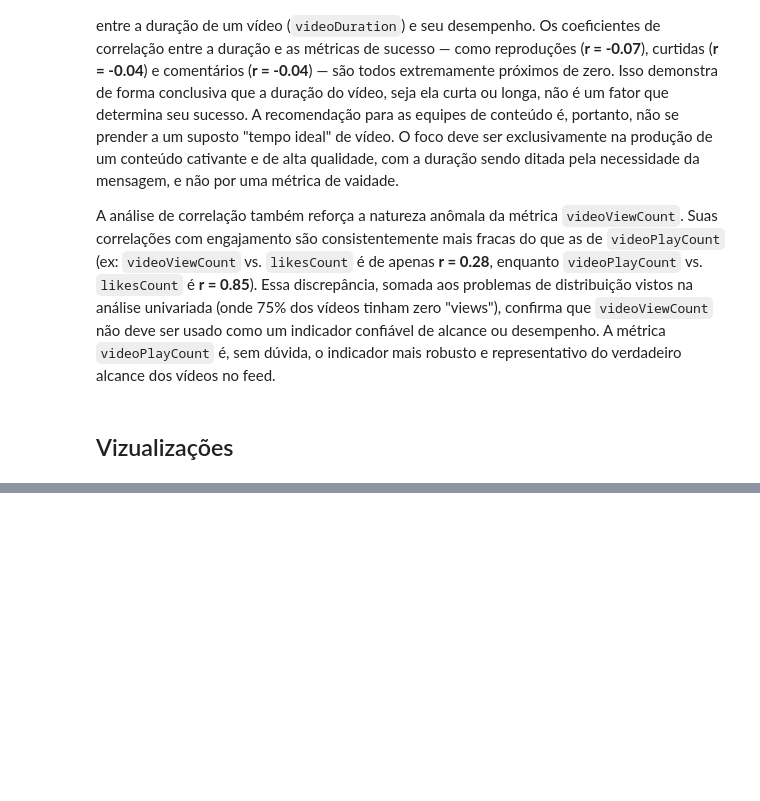
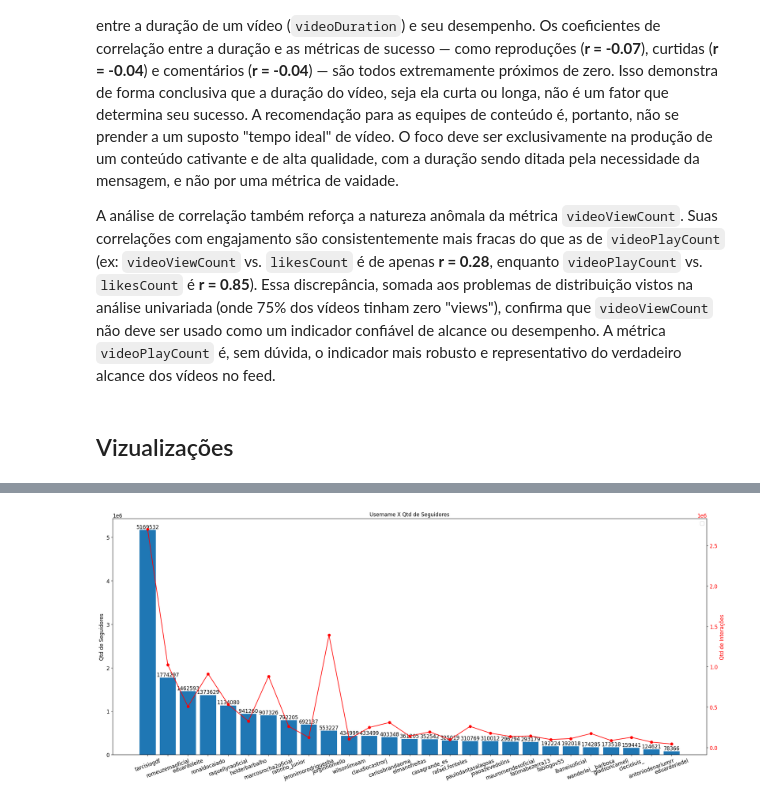
Before and after one commit to Vini0606/Tecnicas-de-Ciencia-de-Dados-em-dados-do-Instagram, a Jupyter notebook: notebooks/02_analise_exploratoria.ipynb, the cells around one changed output, grey strips where cells are left out. Saved outputs shown, nothing was run; the diff lists cells and outputs as text; code cells hidden in the pictures; blank space fills up the shorter version.

Commit message:
Adiciona notebooks de análise e modelagem

```diff
--- a/notebooks/02_analise_exploratoria.ipynb
+++ b/notebooks/02_analise_exploratoria.ipynb
@@ -471,0 +432,46 @@ plt.show()
+# %%
+def plotarFigura2():
+
+    # Crie uma figura e um conjunto de subplots (2 linhas, 2 colunas)
+    fig, axs = plt.subplots(1, 1, figsize=(25, 10))
+
+    # Define os tamanhos de fonte padrão
+    plt.rc('font', size=12)          # controla o tamanho da fonte padrão
+    plt.rc('axes', titlesize=12)     # tamanho da fonte do título dos eixos
+    plt.rc('axes', labelsize=12)     # tamanho da fonte dos rótulos x e y
+    plt.rc('xtick', labelsize=12)    # tamanho da fonte dos ticks do eixo x
+    plt.rc('ytick', labelsize=12)    # tamanho da fonte dos ticks do eixo y
+    plt.rc('legend', fontsize=12)    # tamanho da fonte da legenda
+    plt.rc('figure', titlesize=12)   # tamanho da fonte do título da figura
+
+    # --- Gráfico para 'Categoria A' ---
+    # Conta e ordena os valores em ordem decrescente
+    df = df_profiles.sort_values(by='followersCount', ascending=False)
+
+    # Cria o gráfico de barras verticais
+    bars = axs.bar(df['username'], df['followersCount'])
+    axs.bar_label(bars, fmt='%.0f', label_type='edge')  # valores inteiros
+
+    # Adiciona um título e um rótulo ao eixo y
+    axs.set_title('Username X Qtd de Seguidores')
+    axs.set_ylabel('Qtd de Seguidores')
+    axs.tick_params(axis='x', rotation=20)
+
+    # --- Gráfico de Linhas (Eixo Y Direito) ---
+    # Cria um segundo eixo que compartilha o mesmo eixo x
+    ax2 = axs.twinx()
+    # Plota a segunda métrica (ex: 'followingCount') como uma linha
+    df['LikesCommentsSum'] = df['likesSum'] + df['commentsSum']
+    ax2.plot(df['username'], df['LikesCommentsSum'], color='red', marker='o', linestyle='-')
+    ax2.set_ylabel('Qtd de Interações', color='red')
+    ax2.tick_params(axis='y', labelcolor='red')
+
+    # --- Legenda Combinada ---
+    # Para ter uma única legenda, pegamos os "handles" e "labels" de ambos os eixos
+    lines, labels = axs.get_legend_handles_labels()
+    lines2, labels2 = ax2.get_legend_handles_labels()
+    ax2.legend(lines + lines2, labels + labels2, loc='upper right')
+
+plotarFigura2()
+# %% [output]
+[figure, added]
```
Also changed, not shown: parts of 6 cells of this notebook, 9 other files.
